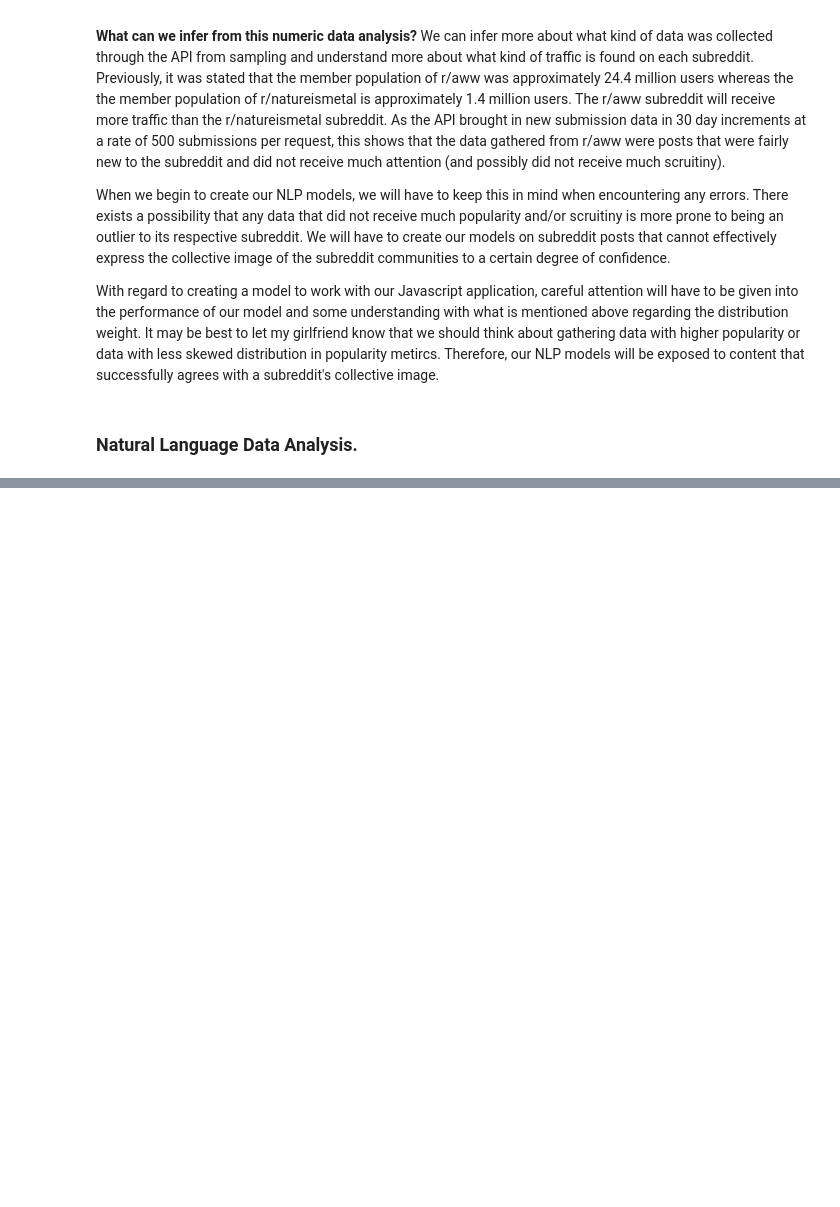
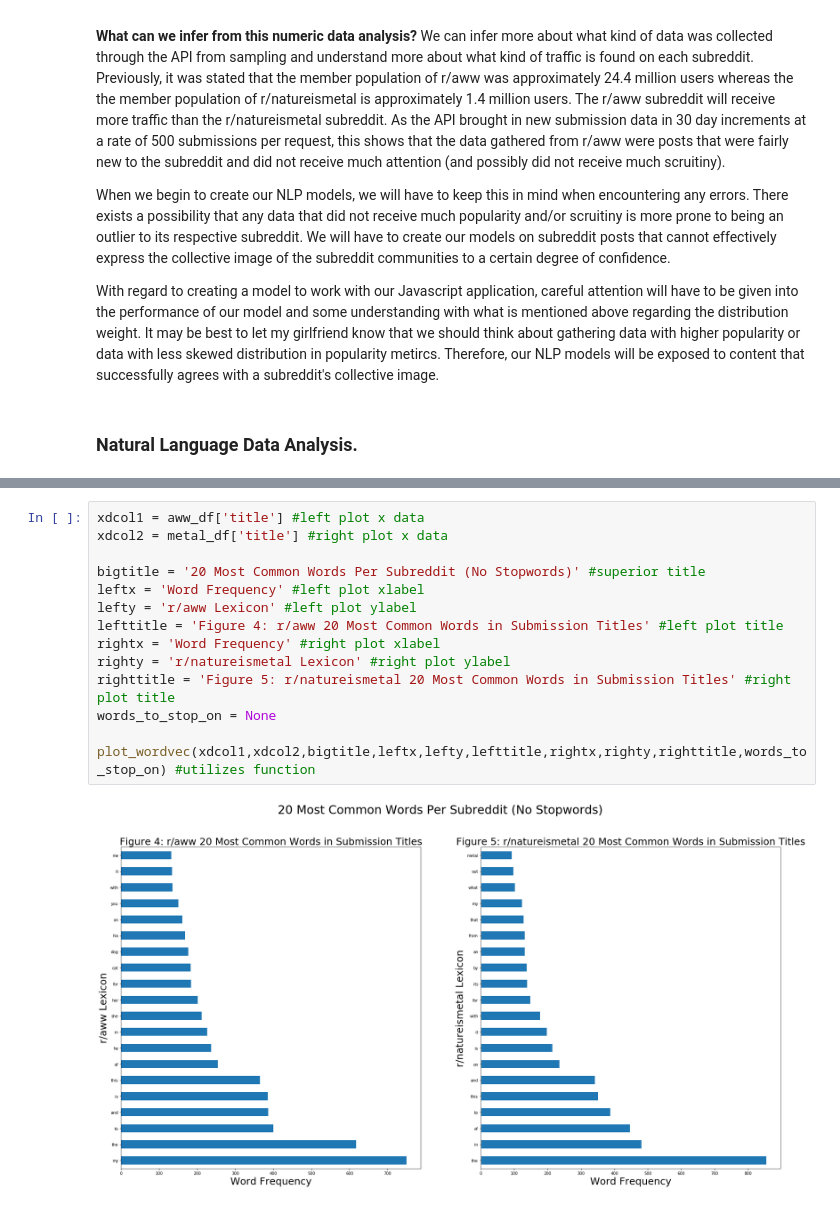
Before and after one commit to chriskuz/reddit_project, a Jupyter notebook: code/project_3_main.ipynb, the cells around one changed output, grey strips where cells are left out. Saved outputs shown, nothing was run; the diff lists cells and outputs as text; blank space fills up the shorter version.

```diff
--- a/code/project_3_main.ipynb
+++ b/code/project_3_main.ipynb
@@ -518,0 +521,16 @@ def plot_wordvec(dcolx1,dcolx2,suptitle,xlabel1,ylabel1,title1,xlabel2,ylabel2,t
+# %%
+xdcol1 = aww_df['title'] #left plot x data
+xdcol2 = metal_df['title'] #right plot x data
+
+bigtitle = '20 Most Common Words Per Subreddit (No Stopwords)' #superior title
+leftx = 'Word Frequency' #left plot xlabel
+lefty = 'r/aww Lexicon' #left plot ylabel
+lefttitle = 'Figure 4: r/aww 20 Most Common Words in Submission Titles' #left plot title
+rightx = 'Word Frequency' #right plot xlabel
+righty = 'r/natureismetal Lexicon' #right plot ylabel
+righttitle = 'Figure 5: r/natureismetal 20 Most Common Words in Submission Titles' #right plot title
+words_to_stop_on = None
+
+plot_wordvec(xdcol1,xdcol2,bigtitle,leftx,lefty,lefttitle,rightx,righty,righttitle,words_to_stop_on) #utilizes function
+# %% [output]
+[figure, added]
```
Also changed, not shown: parts of 15 cells of this notebook, 1 other file.
